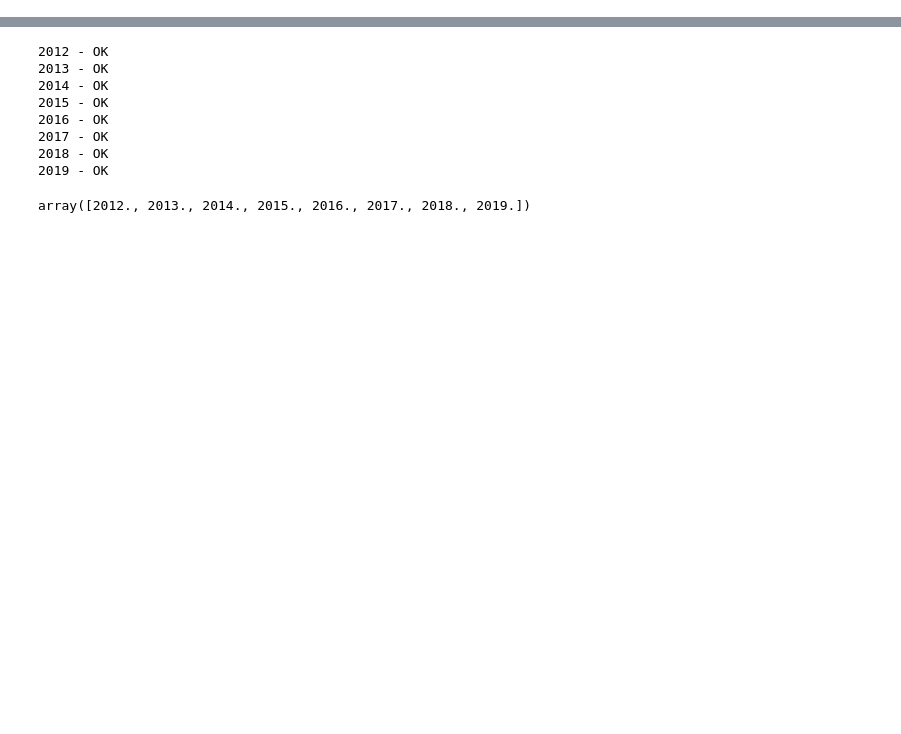
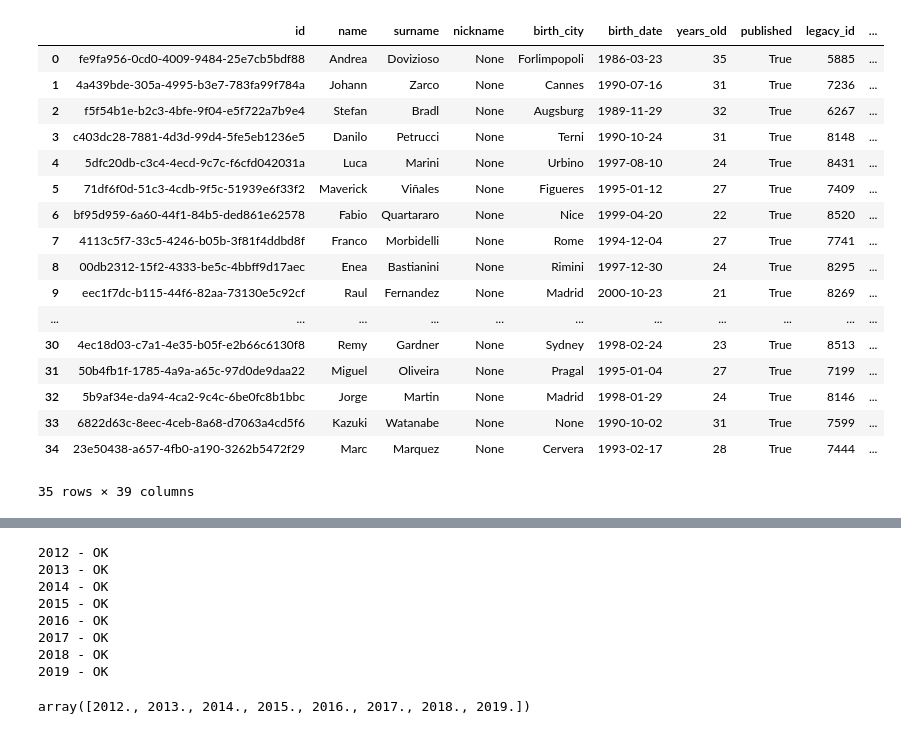
Before and after one commit to antobzzll/motogpdata, a Jupyter notebook: example.ipynb, the cells around one changed output, grey strips where cells are left out. Drawn from its saved outputs; the diff is of its cells as text; code cells hidden in the pictures; blank space fills up the shorter version.

```diff
--- a/example.ipynb
+++ b/example.ipynb
@@ -52 +48,22 @@ To retrieve the results of a MotoGP session, use the `motogpdata.api.Handler.res
+# %%
+season.riders
+# %% [output]
+|  | id | name | surname | nickname | birth_city | birth_date | years_old | published | legacy_id | ... |
+| 0 | fe9fa956-0cd0-4009-9484-25e7cb5bdf88 | Andrea | Dovizioso | None | Forlimpopoli | 1986-03-23 | 35 | True | 5885 | ... |
+| 1 | 4a439bde-305a-4995-b3e7-783fa99f784a | Johann | Zarco | None | Cannes | 1990-07-16 | 31 | True | 7236 | ... |
+| 2 | f5f54b1e-b2c3-4bfe-9f04-e5f722a7b9e4 | Stefan | Bradl | None | Augsburg | 1989-11-29 | 32 | True | 6267 | ... |
+| 3 | c403dc28-7881-4d3d-99d4-5fe5eb1236e5 | Danilo | Petrucci | None | Terni | 1990-10-24 | 31 | True | 8148 | ... |
+| 4 | 5dfc20db-c3c4-4ecd-9c7c-f6cfd042031a | Luca | Marini | None | Urbino | 1997-08-10 | 24 | True | 8431 | ... |
+| 5 | 71df6f0d-51c3-4cdb-9f5c-51939e6f33f2 | Maverick | Viñales | None | Figueres | 1995-01-12 | 27 | True | 7409 | ... |
+| 6 | bf95d959-6a60-44f1-84b5-ded861e62578 | Fabio | Quartararo | None | Nice | 1999-04-20 | 22 | True | 8520 | ... |
+| 7 | 4113c5f7-33c5-4246-b05b-3f81f4ddbd8f | Franco | Morbidelli | None | Rome | 1994-12-04 | 27 | True | 7741 | ... |
+| 8 | 00db2312-15f2-4333-be5c-4bbff9d17aec | Enea | Bastianini | None | Rimini | 1997-12-30 | 24 | True | 8295 | ... |
+| 9 | eec1f7dc-b115-44f6-82aa-73130e5c92cf | Raul | Fernandez | None | Madrid | 2000-10-23 | 21 | True | 8269 | ... |
+| ... | ... | ... | ... | ... | ... | ... | ... | ... | ... | ... |
+| 30 | 4ec18d03-c7a1-4e35-b05f-e2b66c6130f8 | Remy | Gardner | None | Sydney | 1998-02-24 | 23 | True | 8513 | ... |
+| 31 | 50b4fb1f-1785-4a9a-a65c-97d0de9daa22 | Miguel | Oliveira | None | Pragal | 1995-01-04 | 27 | True | 7199 | ... |
+| 32 | 5b9af34e-da94-4ca2-9c4c-6be0fc8b1bbc | Jorge | Martin | None | Madrid | 1998-01-29 | 24 | True | 8146 | ... |
+| 33 | 6822d63c-8eec-4ceb-8a68-d7063a4cd5f6 | Kazuki | Watanabe | None | None | 1990-10-02 | 31 | True | 7599 | ... |
+| 34 | 23e50438-a657-4fb0-a190-3262b5472f29 | Marc | Marquez | None | Cervera | 1993-02-17 | 28 | True | 7444 | ... |
+35 rows × 39 columns
 # %%
```
Also changed, not shown: parts of 26 cells of this notebook, 3 other files.
